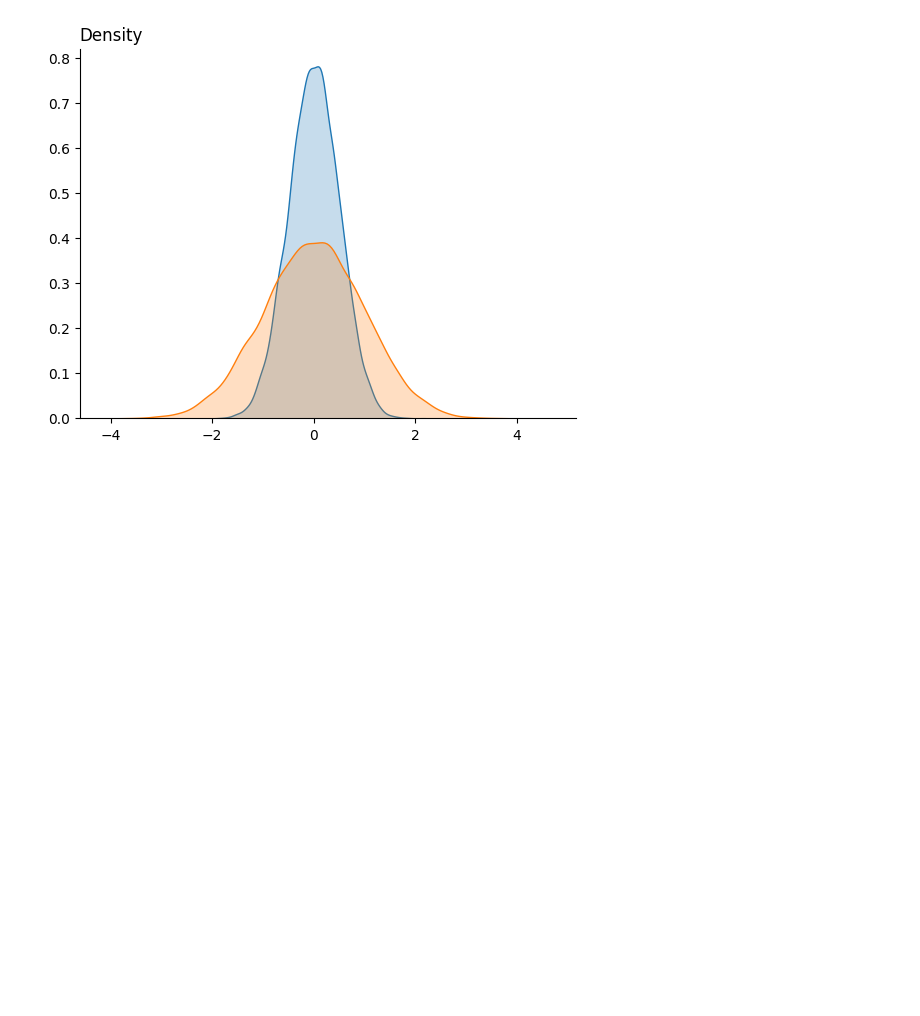
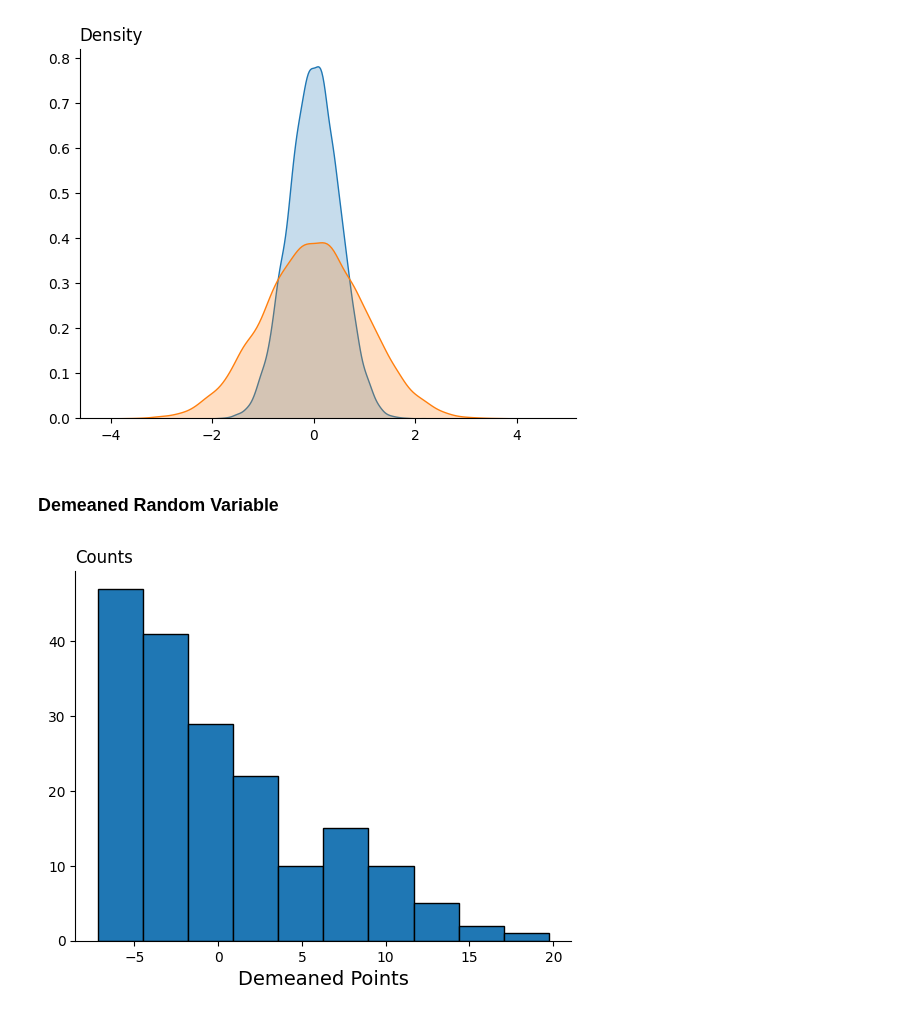
Before and after one commit to pharringtonp19/business-analytics, a Jupyter notebook: notebooks/statistical_relationship_one.ipynb, the cells around one changed output. Drawn from its saved outputs; the diff is of its cells as text; code cells hidden in the pictures; blank space fills up the shorter version.

```diff
--- a/notebooks/statistical_relationship_one.ipynb
+++ b/notebooks/statistical_relationship_one.ipynb
@@ -75,3 +77,16 @@ plt.ylabel('')
 plt.show()
 # %% [output]
 [figure]
+# %% [markdown]
+### **Demeaned Random Variable**
+# %%
+df['Point_demeaned'] = df['PTS'].apply(lambda x: x-df['PTS'].mean())
+plt.hist(df['Point_demeaned'], edgecolor='black')
+ax = plt.gca()
+ax.spines['right'].set_visible(False)
+ax.spines['top'].set_visible(False)
+plt.xlabel('Demeaned Points', size=14)
+plt.title('Counts', loc='left')
+plt.show()
+# %% [output]
+[figure, added]
```
Also changed, not shown: parts of 1 cell of this notebook.
